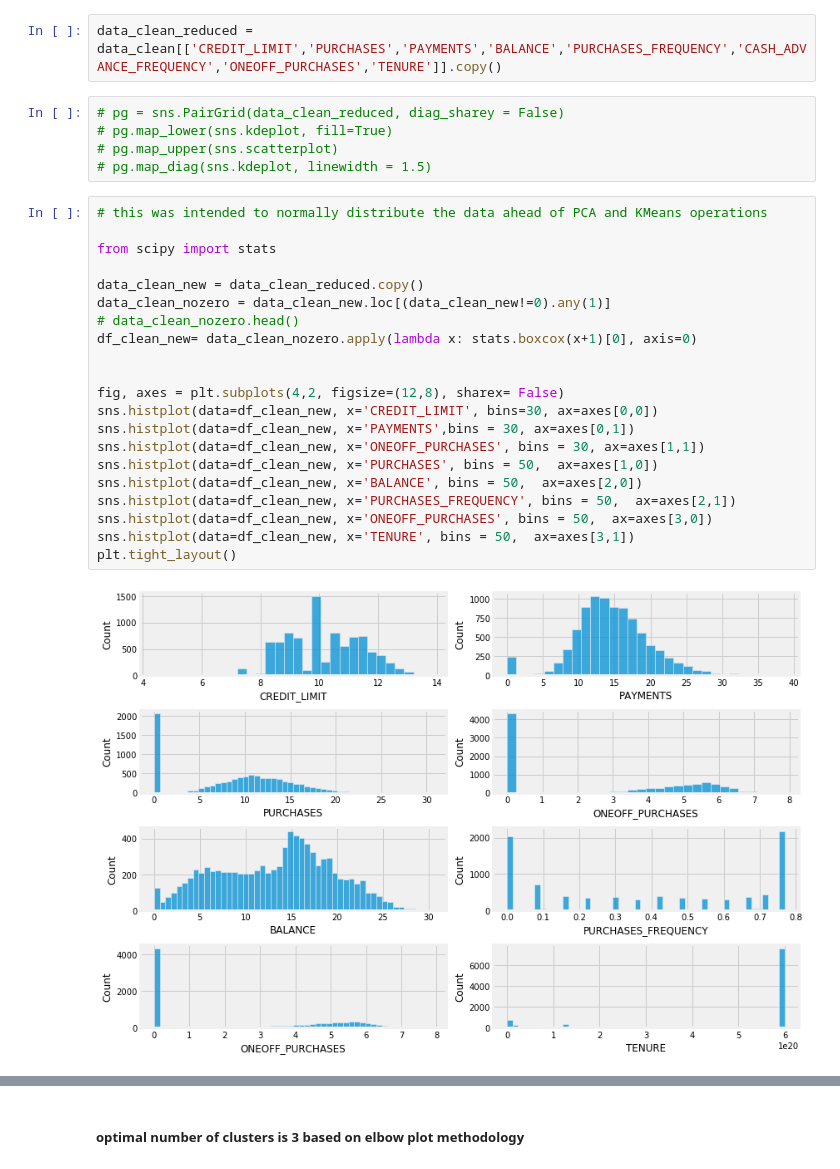
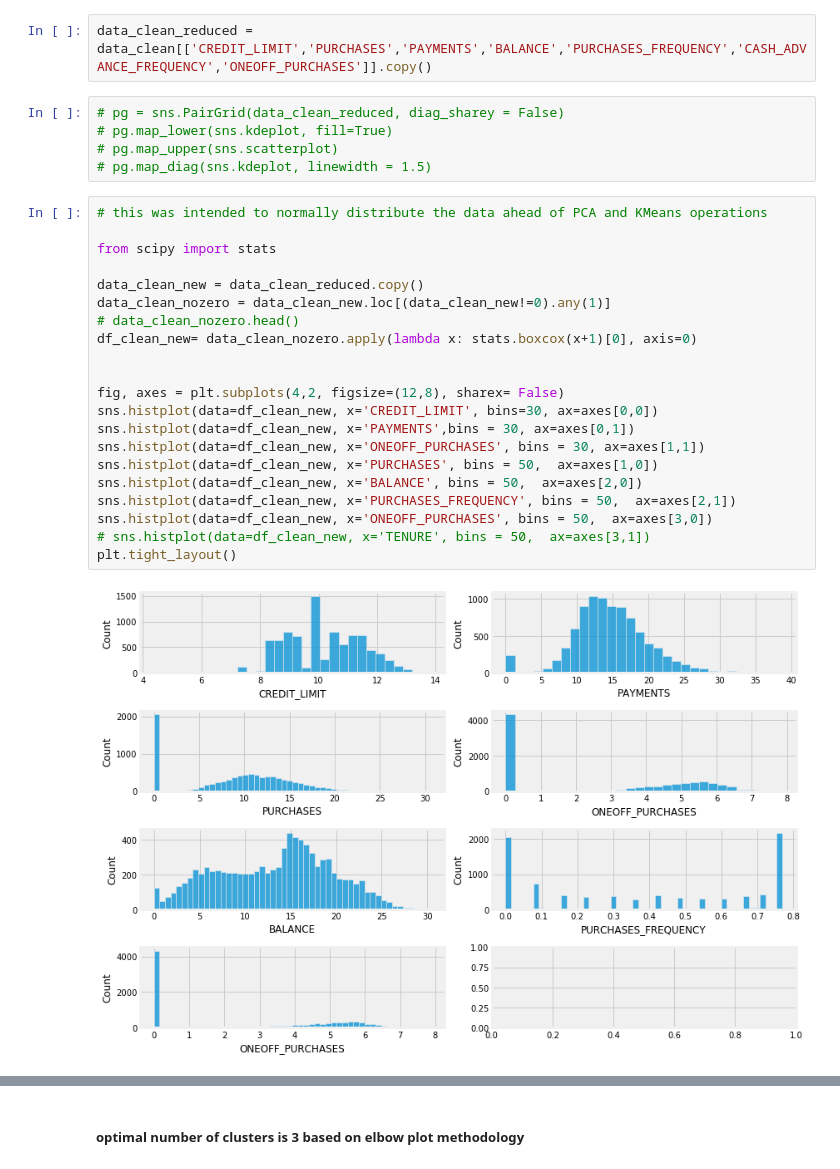
Before and after one commit to ssimmons9212/FedEX, a Jupyter notebook: Untitled.ipynb, the cells around one changed output, grey strips where cells are left out. Saved outputs shown, nothing was run; the diff lists cells and outputs as text.

```diff
--- a/Untitled.ipynb
+++ b/Untitled.ipynb
@@ -195,7 +209,7 @@ sns.heatmap(data_clean.corr(), annot= True, cmap='rainbow', ax=ax)
 
 ##### Negative Correlations - There arent too many negative correlations but purchase frequency and cash advanc frequency are reasonably negative
 # %%
-data_clean_reduced = data_clean[['CREDIT_LIMIT','PURCHASES','PAYMENTS','BALANCE','PURCHASES_FREQUENCY','CASH_ADVANCE_FREQUENCY','ONEOFF_PURCHASES','TENURE']].copy()
+data_clean_reduced = data_clean[['CREDIT_LIMIT','PURCHASES','PAYMENTS','BALANCE','PURCHASES_FREQUENCY','CASH_ADVANCE_FREQUENCY','ONEOFF_PURCHASES']].copy()
 # %%
 # pg = sns.PairGrid(data_clean_reduced, diag_sharey = False)
 # pg.map_lower(sns.kdeplot, fill=True)
@@ -204,26 +218,26 @@ data_clean_reduced = data_clean[['CREDIT_LIMIT','PURCHASES','PAYMENTS','BALANCE'
 # %%
 # this was intended to normally distribute the data ahead of PCA and KMeans operations
 
 from scipy import stats
 
 data_clean_new = data_clean_reduced.copy()
 data_clean_nozero = data_clean_new.loc[(data_clean_new!=0).any(1)]
 # data_clean_nozero.head()
 df_clean_new= data_clean_nozero.apply(lambda x: stats.boxcox(x+1)[0], axis=0)
 
 
 fig, axes = plt.subplots(4,2, figsize=(12,8), sharex= False)
 sns.histplot(data=df_clean_new, x='CREDIT_LIMIT', bins=30, ax=axes[0,0])
 sns.histplot(data=df_clean_new, x='PAYMENTS',bins = 30, ax=axes[0,1])
 sns.histplot(data=df_clean_new, x='ONEOFF_PURCHASES', bins = 30, ax=axes[1,1])
 sns.histplot(data=df_clean_new, x='PURCHASES', bins = 50,  ax=axes[1,0])
 sns.histplot(data=df_clean_new, x='BALANCE', bins = 50,  ax=axes[2,0])
 sns.histplot(data=df_clean_new, x='PURCHASES_FREQUENCY', bins = 50,  ax=axes[2,1])
 sns.histplot(data=df_clean_new, x='ONEOFF_PURCHASES', bins = 50,  ax=axes[3,0])
-sns.histplot(data=df_clean_new, x='TENURE', bins = 50,  ax=axes[3,1])
+# sns.histplot(data=df_clean_new, x='TENURE', bins = 50,  ax=axes[3,1])
 plt.tight_layout()
 # %% [output]
-[figure, old version]
+[figure, new version]
 # %%
 fig, ax = plt.subplots(figsize=(12,8))
 sns.heatmap(df_clean_new.corr(), annot= True, cmap='rainbow', ax=ax)
```
Also changed, not shown: parts of 15 cells of this notebook, 1 other file.
